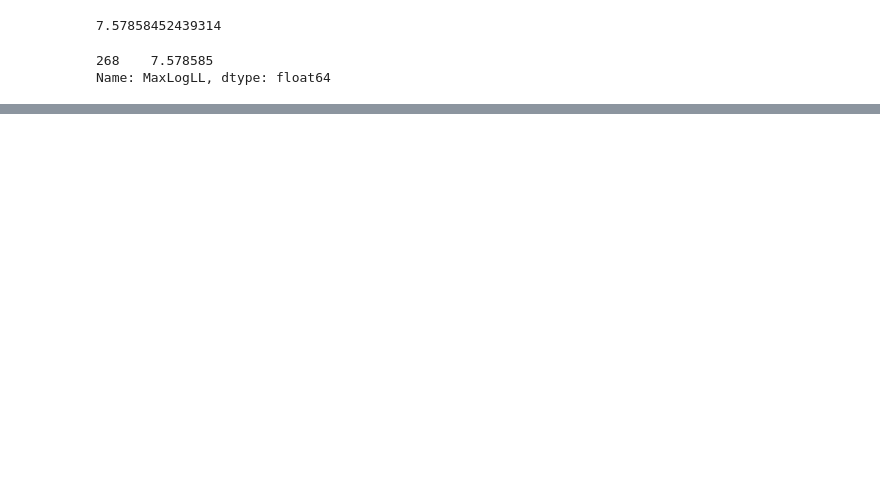
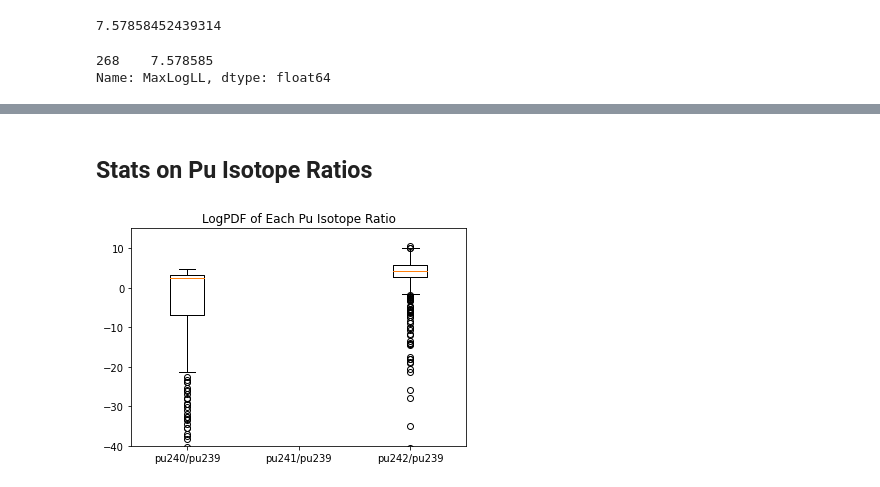
Before and after one commit to opotowsky/like-me-fuel, a Jupyter notebook: jupyter_notebooks/iso-dependent_likelihood_sfcompo.ipynb, the cells around one changed output, grey strips where cells are left out. Cells and saved outputs as stored; diff of their text form; code cells hidden in the pictures; blank space fills up the shorter version.

```diff
--- a/jupyter_notebooks/iso-dependent_likelihood_sfcompo.ipynb
+++ b/jupyter_notebooks/iso-dependent_likelihood_sfcompo.ipynb
@@ -35,3 +18,20 @@ def format_XY(db_path):
+# %%
+def loop_sfco(XY, test, pred, unc, lbls):
+    logpdf_df = pd.DataFrame()
+    for test_idx, row in test.iterrows():
+        test_sample = row.drop(lbls)
+        test_answer = row[lbls]
+
+        pred_idx = pred['pred_idx'].loc[pred['sim_idx'] == test_idx]
+        train_row = XY.loc[pred_idx.values[0]].drop(lbls)
+
+        logpdf = logpdf_calc(train_row, test_sample, unc)
+        logpdf = pd.Series(logpdf, index=train_row[test_sample>0].index, name=test_idx)
+
+        if logpdf_df.empty:
+            logpdf_df = pd.DataFrame(columns = test_sample.index.to_list())
+        logpdf_df = logpdf_df.append(logpdf)
+    return logpdf_df
 # %%
 unc = 0.05
 lbls = ['ReactorType', 'CoolingTime', 'Enrichment', 'Burnup', 'OrigenReactor']
@@ -148,0 +155,2 @@ pd.DataFrame([row, logpdf])
+# %%
+logpdf_df = loop_sfco(XY, sfco, sfcoLL, unc, lbls)
@@ -148,0 +171,13 @@ pd.DataFrame([row, logpdf])
+# %% [markdown]
+## Stats on Pu Isotope Ratios
+# %%
+pu = [logpdf_df['pu240/pu239'],
+      logpdf_df['pu241/pu239'],
+      logpdf_df['pu242/pu239']]
+fig, ax = plt.subplots()
+ax.set_title('LogPDF of Each Pu Isotope Ratio')
+ax.boxplot(pu, labels=['pu240/pu239', 'pu241/pu239', 'pu242/pu239'])
+ax.set_ylim(-40, 15)
+plt.show()
+# %% [output]
+[figure, added]
```
Also changed, not shown: parts of 28 cells of this notebook.
